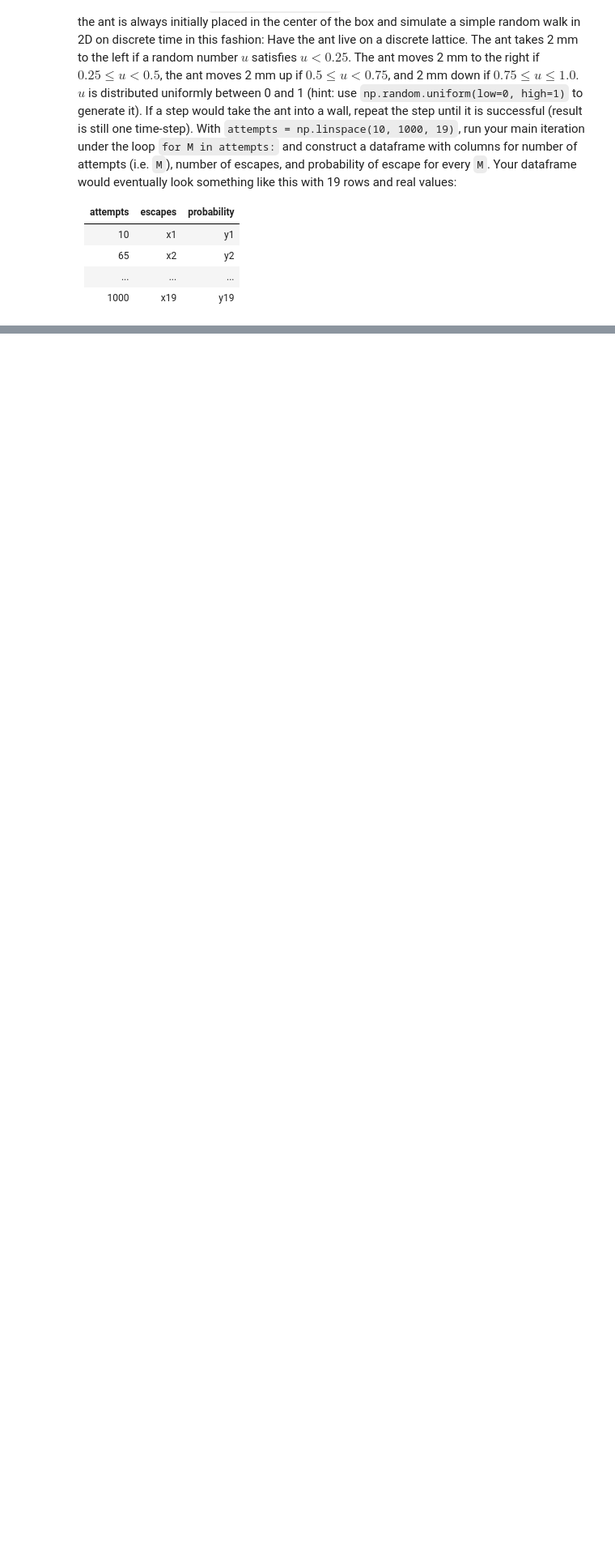
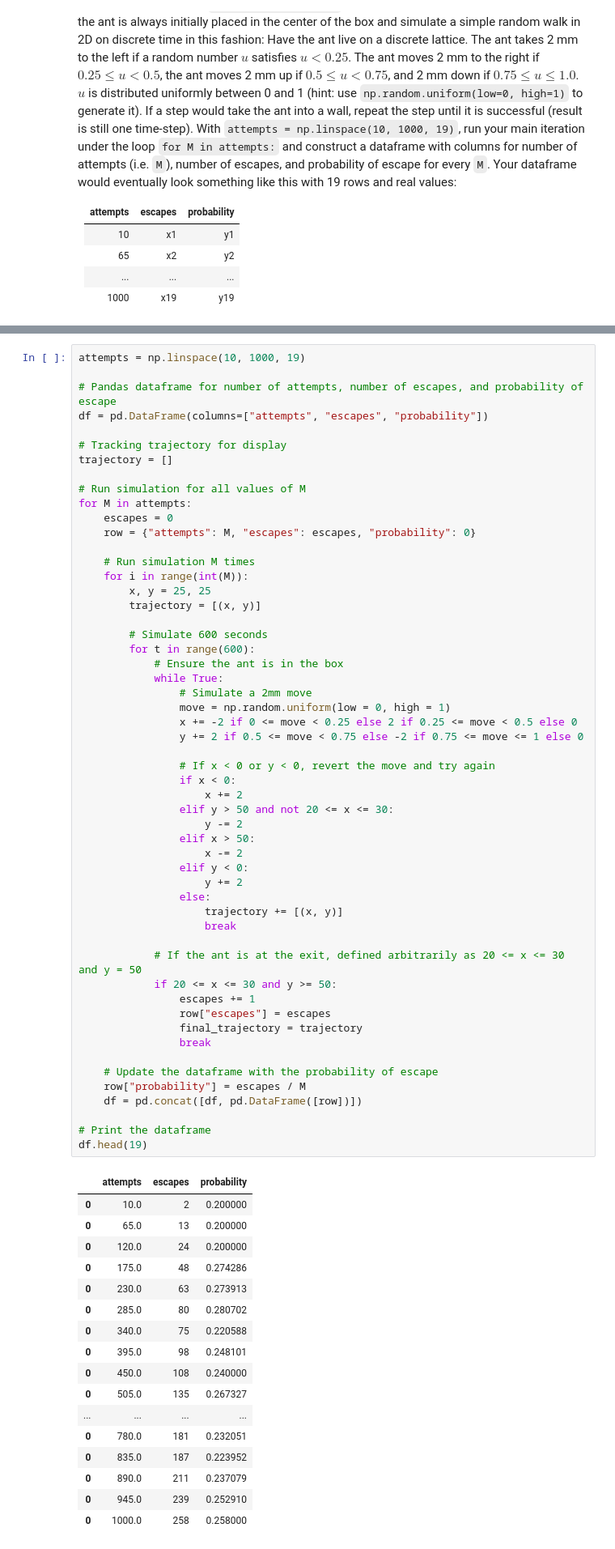
Before and after one commit to rgavigan/ds3000, a Jupyter notebook: assign2/Assignment_2.ipynb, the cells around one changed output, grey strips where cells are left out. Shown: that part at 81% size. Drawn from its saved outputs; the diff is of its cells as text; blank space fills up the shorter version.

```diff
--- a/assign2/Assignment_2.ipynb
+++ b/assign2/Assignment_2.ipynb
@@ -228,3 +214,75 @@ attempts = np.linspace(10, 1000, 19)
+# %%
+attempts = np.linspace(10, 1000, 19)
+
+# Pandas dataframe for number of attempts, number of escapes, and probability of escape
+df = pd.DataFrame(columns=["attempts", "escapes", "probability"])
+
+# Tracking trajectory for display
+trajectory = []
+
+# Run simulation for all values of M
+for M in attempts:
+    escapes = 0
+    row = {"attempts": M, "escapes": escapes, "probability": 0}
+
+    # Run simulation M times
+    for i in range(int(M)):
+        x, y = 25, 25
+        trajectory = [(x, y)]
+
+        # Simulate 600 seconds
+        for t in range(600):
+            # Ensure the ant is in the box
+            while True:
+                # Simulate a 2mm move
+                move = np.random.uniform(low = 0, high = 1)
+                x += -2 if 0 <= move < 0.25 else 2 if 0.25 <= move < 0.5 else 0
+                y += 2 if 0.5 <= move < 0.75 else -2 if 0.75 <= move <= 1 else 0
+
+                # If x < 0 or y < 0, revert the move and try again
+                if x < 0:
+                    x += 2
+                elif y > 50 and not 20 <= x <= 30:
+                    y -= 2
+                elif x > 50:
+                    x -= 2
+                elif y < 0:
+                    y += 2
+                else:
+                    trajectory += [(x, y)]
+                    break
+
+            # If the ant is at the exit, defined arbitrarily as 20 <= x <= 30 and y = 50
+            if 20 <= x <= 30 and y >= 50:
+                escapes += 1
+                row["escapes"] = escapes
+                final_trajectory = trajectory
+                break
+
+    # Update the dataframe with the probability of escape
+    row["probability"] = escapes / M
+    df = pd.concat([df, pd.DataFrame([row])])
+
+# Print the dataframe
+df.head(19)
+# %% [output]
+|  | attempts | escapes | probability |
+| 0 | 10.0 | 2 | 0.200000 |
+| 0 | 65.0 | 13 | 0.200000 |
+| 0 | 120.0 | 24 | 0.200000 |
+| 0 | 175.0 | 48 | 0.274286 |
+| 0 | 230.0 | 63 | 0.273913 |
+| 0 | 285.0 | 80 | 0.280702 |
+| 0 | 340.0 | 75 | 0.220588 |
+| 0 | 395.0 | 98 | 0.248101 |
+| 0 | 450.0 | 108 | 0.240000 |
+| 0 | 505.0 | 135 | 0.267327 |
+| ... | ... | ... | ... |
+| 0 | 780.0 | 181 | 0.232051 |
+| 0 | 835.0 | 187 | 0.223952 |
+| 0 | 890.0 | 211 | 0.237079 |
+| 0 | 945.0 | 239 | 0.252910 |
+| 0 | 1000.0 | 258 | 0.258000 |
 # %% [markdown]
 ---
 ### Question 8: /5 Marks
```
Also changed, not shown: parts of 7 cells of this notebook.
